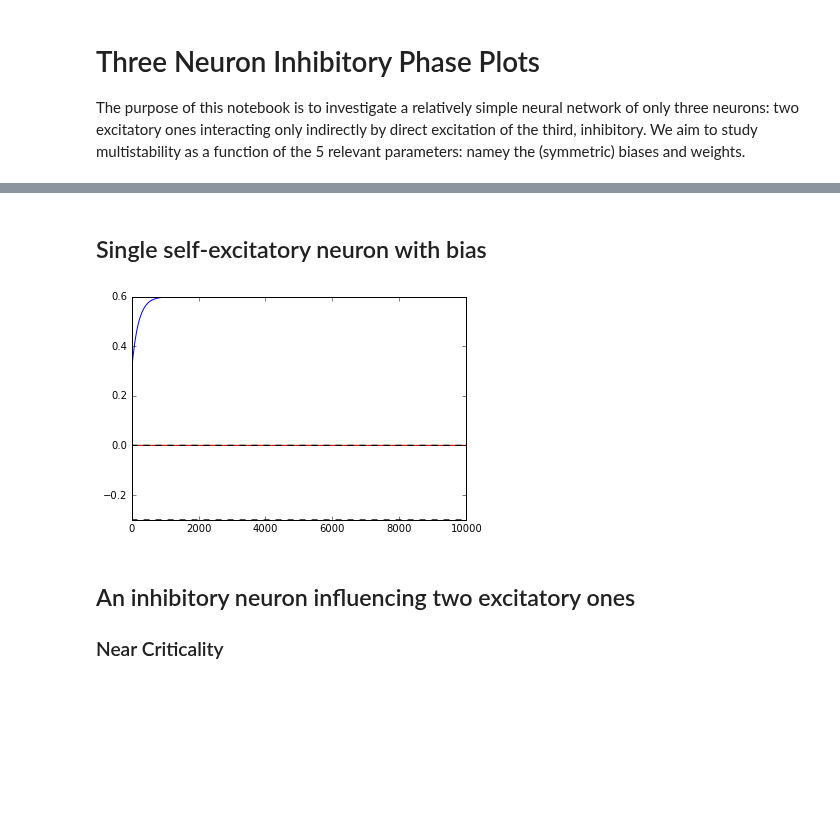
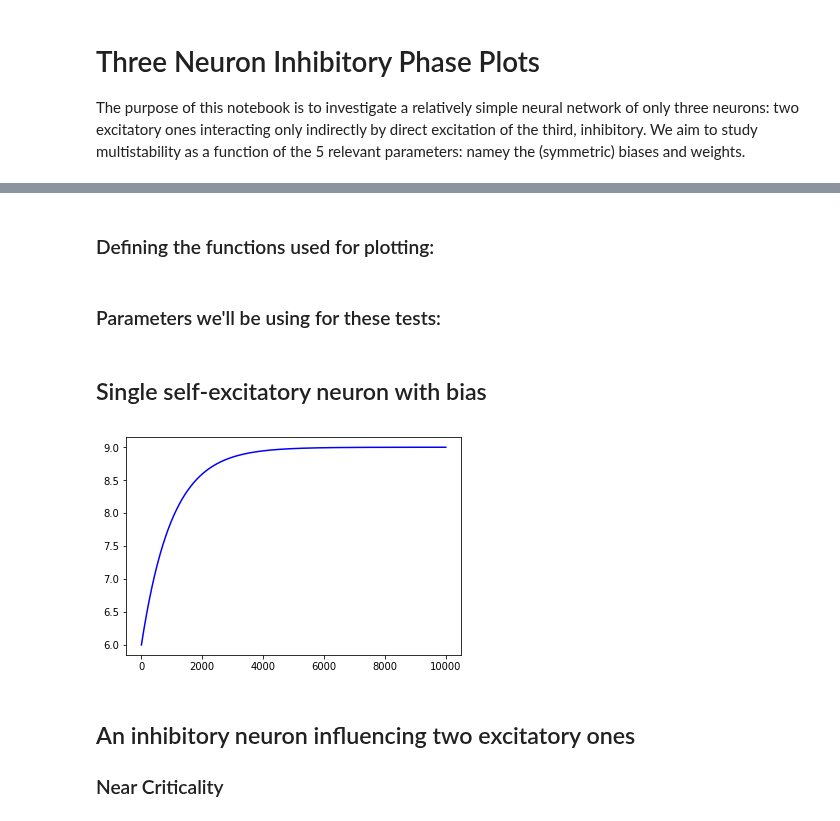
Before and after one commit to davidbrandfonbrener/sisyphus2, a Jupyter notebook: ipython notebooks/ABA's Three Neuron Phase Plots.ipynb, the cells around one changed output, grey strips where cells are left out. Drawn from its saved outputs; the diff is of its cells as text; code cells hidden in the pictures; blank space fills up the shorter version.

```diff
--- a/ipython notebooks/ABA's Three Neuron Phase Plots.ipynb
+++ b/ipython notebooks/ABA's Three Neuron Phase Plots.ipynb
@@ -53,0 +23,2 @@ def phaseplotrl(I, b):
+# %% [markdown]
+### Defining the functions used for plotting:
@@ -53,0 +68,2 @@ def phaseplotrl(I, b):
+# %% [markdown]
+### Parameters we'll be using for these tests:
@@ -54,34 +75,23 @@ def phaseplotrl(I, b):
 # %% [markdown]
 ## Single self-excitatory neuron with bias
 # %%
-W = np.zeros([3,3])
-steps = 10000
-alpha = .01
-I = np.zeros([np.shape(W)[0],steps])
-init = np.array([.3,.0,.0])
-I[:,0] = init
-
-ee = .5; ei = 0; ie = 0
-b1 = .3; b2 = 0; bi = 0
+ee = .9; ei = 0; ie = 0
+b1 = 0.9; b2 = 0; bi = 0
 # Excitatory neurons (symmetric weights)
 W[0,0] = ee; W[0,2] = ei; W[1,1] = ee; W[1,2] = ei;
 # Inhibitory neuron:
-W[2,:2] = ie
+W[2,:2] = ie; W =  W.T
 # Biases:
 b = np.array([b1,b2,bi])
+# Initial activity:
+init = np.array([6,.0,.0]); I[:,0] = init
 
-# Transpose W
-W =  W.T
 evolve(I, W, b, alpha=alpha)
-# for ii in range(1,steps):
-#     I[:,ii] = (1-alpha)*I[:,ii-1] + alpha*(W.dot(rl(I[:,ii-1] + b)))
 
-#neuronplotrl(I, b)
-neuronplot(I, b)
-#directedphaseplot(I, b)
+neuronplot(I, color='b')
 plt.show()
 # %% [output]
-[figure, old version]
+[figure, new version]
 # %% [markdown]
 ## An inhibitory neuron influencing two excitatory ones
 ### Near Criticality
```
Also changed, not shown: parts of 19 cells of this notebook, 1 other file.
